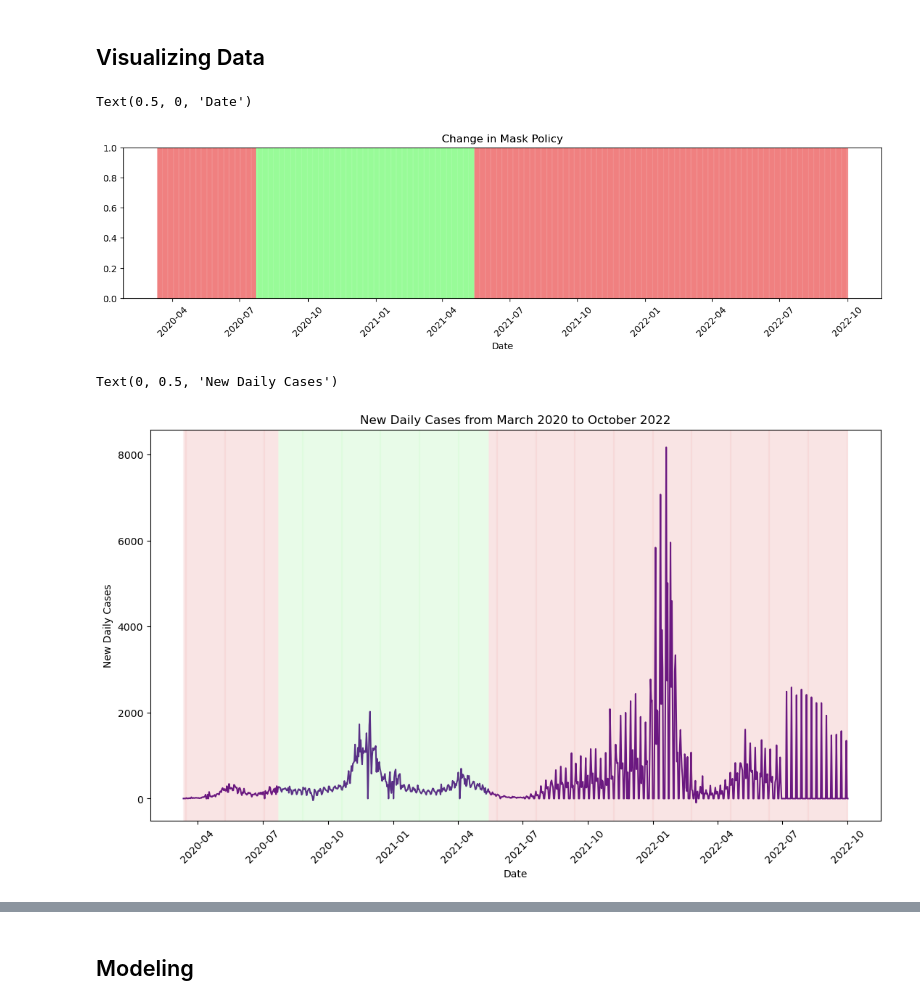
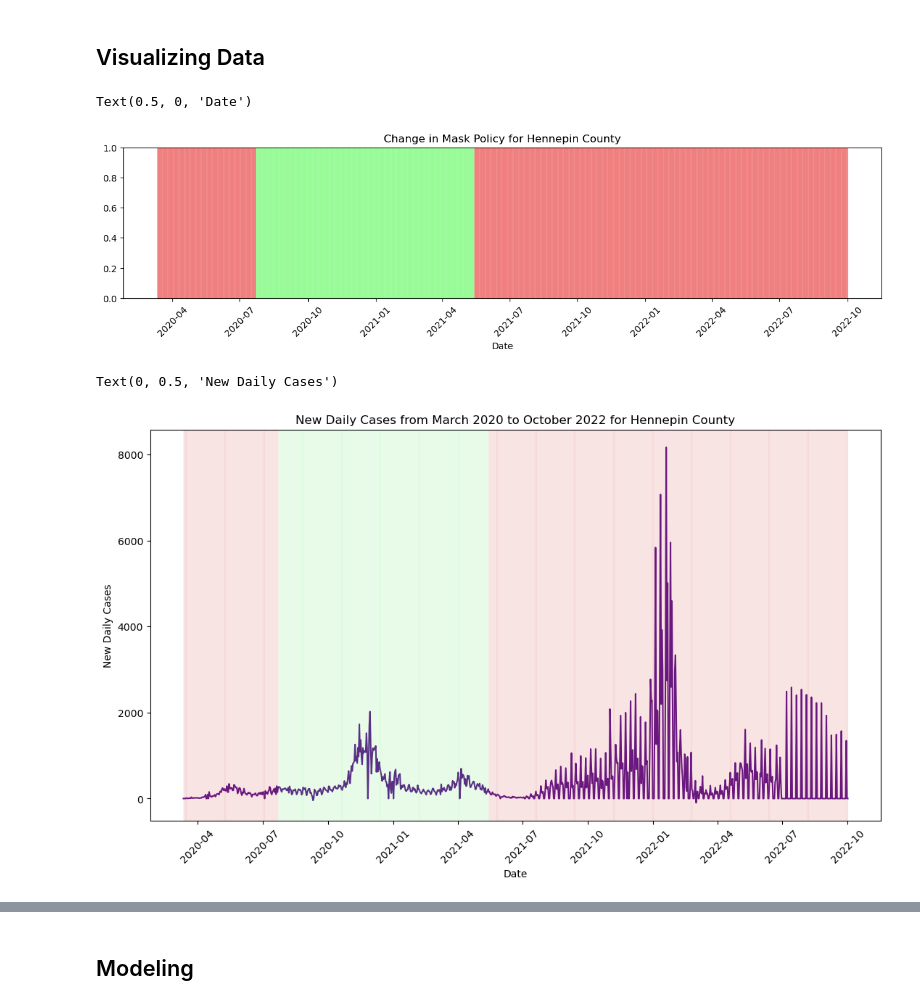
Before and after one commit to AnaghaBandaru/Covid-19-Analysis, a Jupyter notebook: covid_19_analysis.ipynb, the cells around one changed output, grey strips where cells are left out. Cells and saved outputs as stored; diff of their text form; code cells hidden in the pictures.

```diff
--- a/covid_19_analysis.ipynb
+++ b/covid_19_analysis.ipynb
@@ -320,17 +323,17 @@ memory usage: 59.5 KB
 # %%
 # Mask Policy and Dates
 plt.figure(figsize=(15,3))
 for i in df_confirmed_cases.index:
     if df_confirmed_cases.iloc[i,-1] == 1:
         plt.axvline(pd.to_datetime(df_confirmed_cases.iloc[i,1]), color='palegreen',alpha=0.9)
     else:
         plt.axvline(pd.to_datetime(df_confirmed_cases.iloc[i,1]), color='lightcoral',alpha=0.9)
 plt.xticks(rotation=45)
-plt.title('Change in Mask Policy')
+plt.title('Change in Mask Policy for Hennepin County')
 plt.xlabel('Date')
 # %% [output]
 Text(0.5, 0, 'Date')
-[figure, old version]
+[figure, new version]
 # %%
 # New Daily cases and date
 plt.figure(figsize=(13,7))
@@ -344,12 +347,12 @@ for i in df_confirmed_cases.index:
         plt.axvline(pd.to_datetime(df_confirmed_cases.iloc[i,1]), color='lightcoral',alpha=0.1)
 
 plt.xticks(rotation=45)
-plt.title('New Daily Cases from March 2020 to October 2022')
+plt.title('New Daily Cases from March 2020 to October 2022 for Hennepin County')
 plt.xlabel('Date')
 plt.ylabel('New Daily Cases')
 # %% [output]
 Text(0, 0.5, 'New Daily Cases')
-[figure, old version]
+[figure, new version]
 # %%
 # Change in Rate of Daily cases and date
 plt.figure(figsize=(13,7))
```
Also changed, not shown: parts of 9 cells of this notebook, 6 other files.
